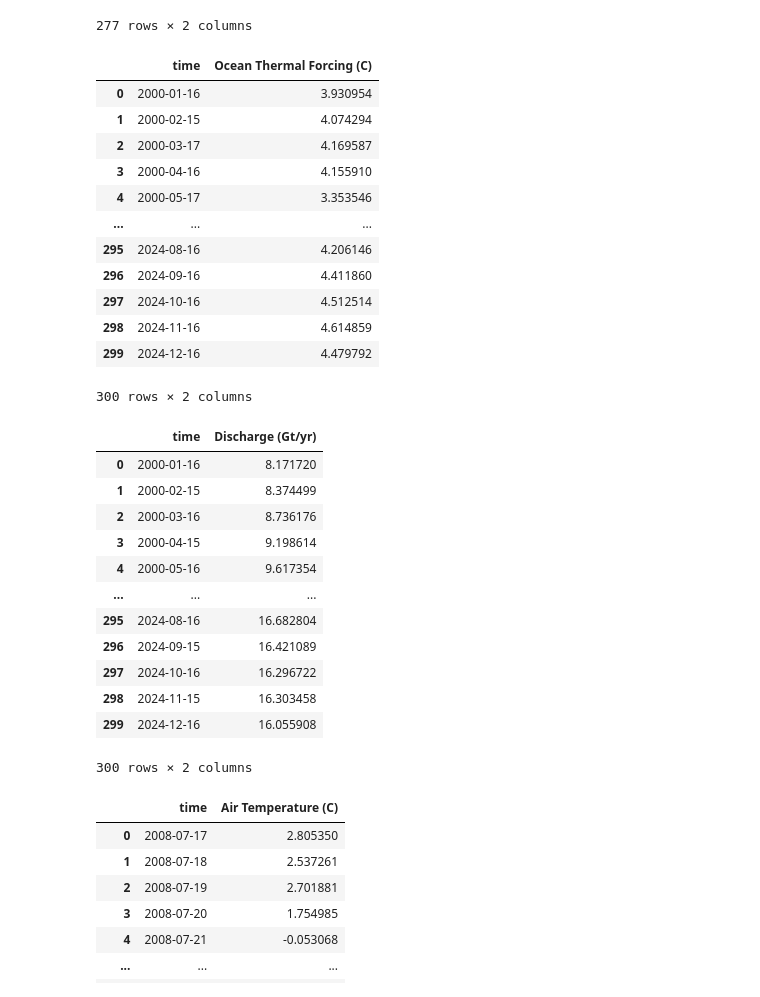
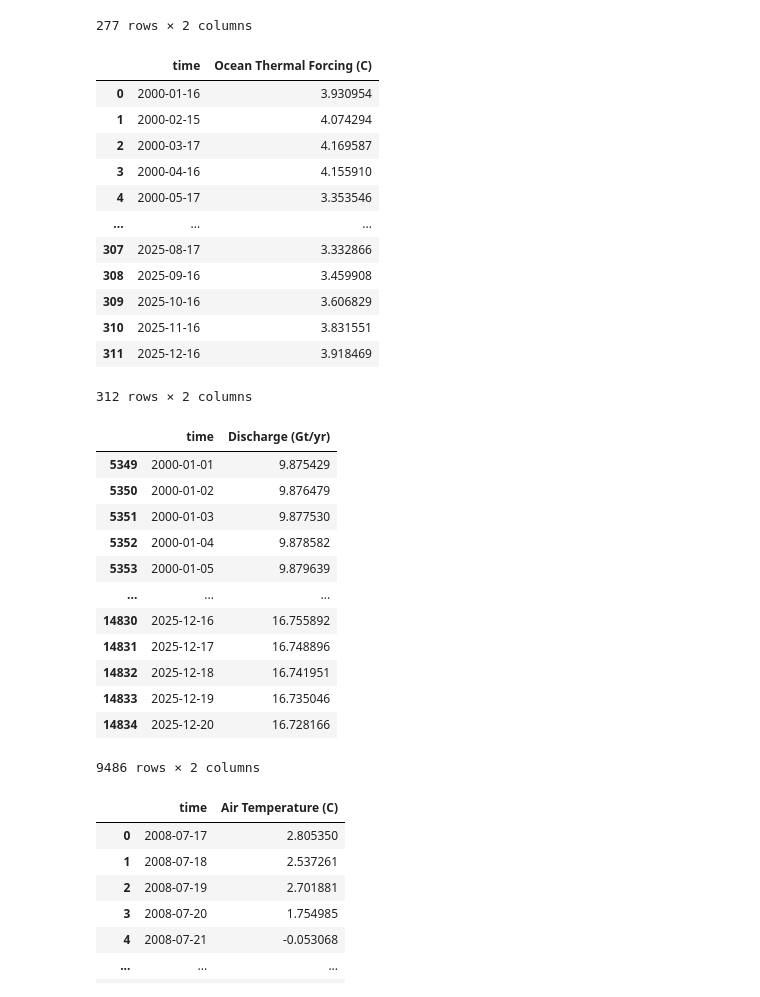
Before and after one commit to cjense/negis-seasonality, a Jupyter notebook: make_tabulardata.ipynb, the cells around one changed output. Cells and saved outputs as stored; diff of their text form; code cells hidden in the pictures.

```diff
--- a/make_tabulardata.ipynb
+++ b/make_tabulardata.ipynb
@@ -46,7 +46,7 @@ storage_options = {
 melangearea = pd.read_parquet('s3://gaia/cjense/data/melange/melange_area.parquet', storage_options=storage_options)
 airtemp = pd.read_parquet('s3://gaia/cjense/data/airtemp/airtemp.parquet', storage_options=storage_options)
 otf = pd.read_parquet('s3://gaia/cjense/data/oceanthermalforcing/EN4forcing_ZI.parquet', storage_options=storage_options)
-discharge = pd.read_parquet('s3://gaia/cjense/data/discharge/discharge_monthly_ZI_King.parquet', storage_options=storage_options)
+discharge = pd.read_parquet('s3://gaia/cjense/data/discharge/discharge_daily_ZI_King.parquet', storage_options=storage_options)
 termchange = pd.read_parquet('s3://gaia/cjense/data/termini/ZI/ZI_terminus_areachange/ZI_terminus_areachange.parquet', storage_options=storage_options)
 avgmeltwater = pd.read_parquet('s3://gaia/cjense/data/mar/basin_meltwater_mean_daily_ZI_2000_2025.parquet', storage_options=storage_options)
 # %%
@@ -89,7 +89,11 @@ termchange
 277 rows × 2 columns
 # %%
 otf = otf.reset_index()
-otf = otf.rename(columns={'time_common':'time', 'ocean_EN4_TFc':'Ocean Thermal Forcing (C)'})
+otf = otf.rename(columns={'time_EN4':'time', 'ocean_EN4_TF_GL':'Ocean Thermal Forcing (C)'})
+
+year = otf['time'].astype(int)
+days_in_year = pd.to_datetime(year.astype(str)).dt.is_leap_year.map({True: 366, False: 365})
+otf['time'] = pd.to_datetime(year.astype(str)) + pd.to_timedelta((otf['time'] - year) * days_in_year, unit='D')
 otf['time'] = otf['time'].dt.normalize()
 otf
 # %% [output]
@@ -100,30 +104,31 @@ otf
 | 3 | 2000-04-16 | 4.155910 |
 | 4 | 2000-05-17 | 3.353546 |
 | ... | ... | ... |
-| 295 | 2024-08-16 | 4.206146 |
-| 296 | 2024-09-16 | 4.411860 |
-| 297 | 2024-10-16 | 4.512514 |
-| 298 | 2024-11-16 | 4.614859 |
-| 299 | 2024-12-16 | 4.479792 |
+| 307 | 2025-08-17 | 3.332866 |
+| 308 | 2025-09-16 | 3.459908 |
+| 309 | 2025-10-16 | 3.606829 |
+| 310 | 2025-11-16 | 3.831551 |
+| 311 | 2025-12-16 | 3.918469 |
-300 rows × 2 columns
+312 rows × 2 columns
 # %%
-discharge = discharge.rename(columns={"Date":"time"})
-discharge = discharge.drop(columns=['datenum', 'Discharge error (1 sigma)']).reset_index()
+discharge = discharge.rename(columns={"Date":"time", "D_mean":"Discharge (Gt/yr)"})
+discharge = discharge[['time', 'Discharge (Gt/yr)']]
+# discharge = discharge.drop(columns=['datenum', 'Discharge error (1 sigma)']).reset_index()
 discharge
 # %% [output]
 |  | time | Discharge (Gt/yr) |
-| 0 | 2000-01-16 | 8.171720 |
-| 1 | 2000-02-15 | 8.374499 |
-| 2 | 2000-03-16 | 8.736176 |
-| 3 | 2000-04-15 | 9.198614 |
-| 4 | 2000-05-16 | 9.617354 |
+| 5349 | 2000-01-01 | 9.875429 |
+| 5350 | 2000-01-02 | 9.876479 |
+| 5351 | 2000-01-03 | 9.877530 |
+| 5352 | 2000-01-04 | 9.878582 |
+| 5353 | 2000-01-05 | 9.879639 |
 | ... | ... | ... |
-| 295 | 2024-08-16 | 16.682804 |
-| 296 | 2024-09-15 | 16.421089 |
-| 297 | 2024-10-16 | 16.296722 |
-| 298 | 2024-11-15 | 16.303458 |
-| 299 | 2024-12-16 | 16.055908 |
+| 14830 | 2025-12-16 | 16.755892 |
+| 14831 | 2025-12-17 | 16.748896 |
+| 14832 | 2025-12-18 | 16.741951 |
+| 14833 | 2025-12-19 | 16.735046 |
+| 14834 | 2025-12-20 | 16.728166 |
-300 rows × 2 columns
+9486 rows × 2 columns
 # %%
 airtemp = airtemp.rename(columns={'t_u':'Air Temperature (C)'})
 airtemp
```
Also changed, not shown: parts of 8 cells of this notebook.
